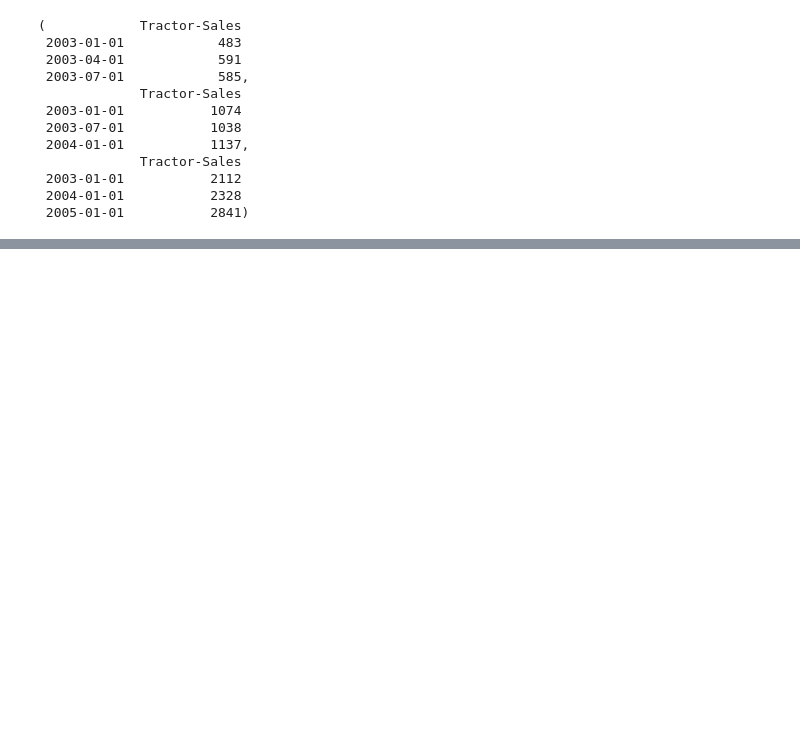
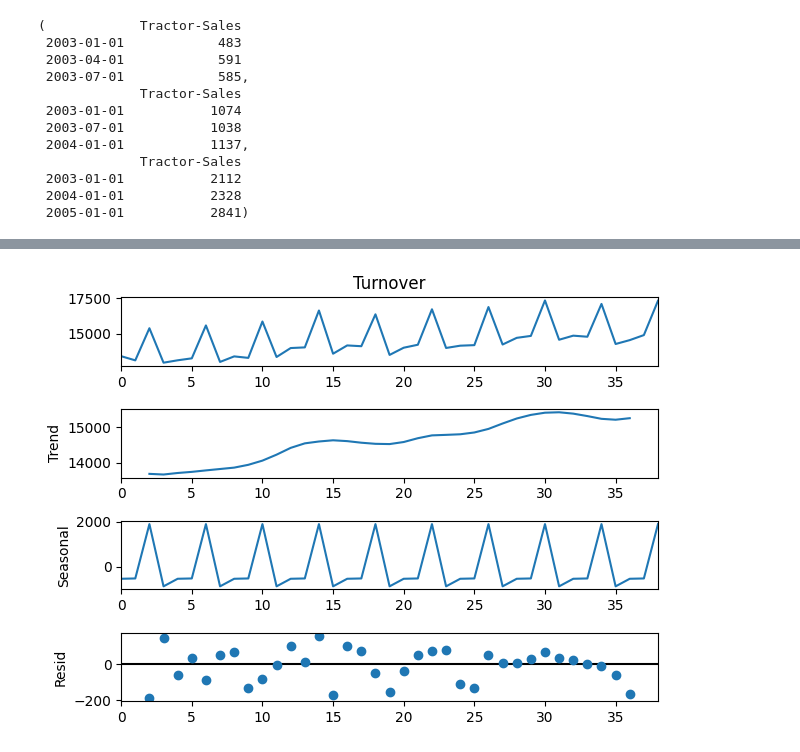
Before and after one commit to doduyquy/sgu-2026-datamining-timeseries, a Jupyter notebook: time-series/1_explore.ipynb, the cells around one changed output, grey strips where cells are left out. Drawn from its saved outputs; the diff is of its cells as text; code cells hidden in the pictures; blank space fills up the shorter version.

```diff
--- a/time-series/1_explore.ipynb
+++ b/time-series/1_explore.ipynb
@@ -131,0 +148,6 @@ sales_3m.head(3), sales_6m.head(3), sales_1y.head(3)
+# %%
+decomp_turn_over = sm.tsa.seasonal_decompose(turn_over_data.Turnover, model="additive", period=4)
+decomp_turn_over.plot()
+plt.show()
+# %% [output]
+[figure, added]
```
Also changed, not shown: parts of 6 cells of this notebook.
